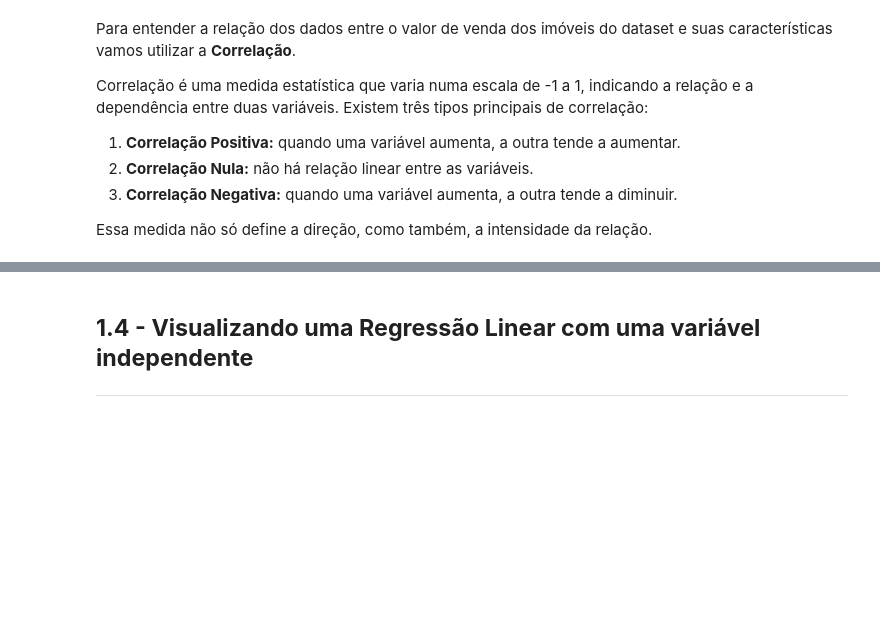
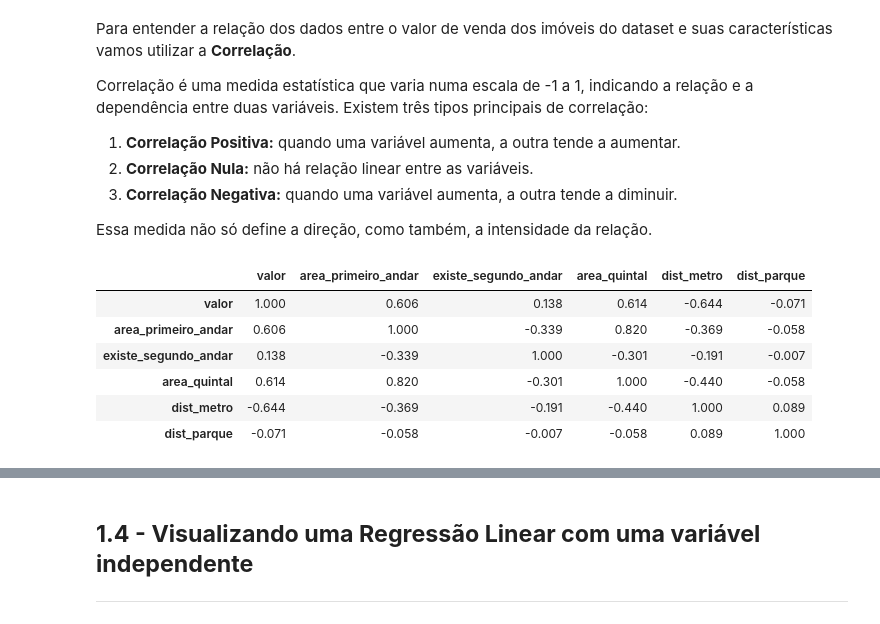
Before and after one commit to arthur-pulini/Machine-Learning-regressao-alura, a Jupyter notebook: Transformando_Variaveis_para_uma_Regressao_Linear/Regressao Linear.ipynb, the cells around one changed output, grey strips where cells are left out. Drawn from its saved outputs; the diff is of its cells as text; code cells hidden in the pictures; blank space fills up the shorter version.

```diff
--- a/Transformando_Variaveis_para_uma_Regressao_Linear/Regressao Linear.ipynb
+++ b/Transformando_Variaveis_para_uma_Regressao_Linear/Regressao Linear.ipynb
@@ -88,6 +88,15 @@ Correlação é uma medida estatística que varia numa escala de -1 a 1, indican
 Essa medida não só define a direção, como também, a intensidade da relação.
 # %%
 # Correlação entre todo os dados
-...
+corr = dados.corr().round(3)
+corr
+# %% [output]
+|  | valor | area_primeiro_andar | existe_segundo_andar | area_quintal | dist_metro | dist_parque |
+| valor | 1.000 | 0.606 | 0.138 | 0.614 | -0.644 | -0.071 |
+| area_primeiro_andar | 0.606 | 1.000 | -0.339 | 0.820 | -0.369 | -0.058 |
+| existe_segundo_andar | 0.138 | -0.339 | 1.000 | -0.301 | -0.191 | -0.007 |
+| area_quintal | 0.614 | 0.820 | -0.301 | 1.000 | -0.440 | -0.058 |
+| dist_metro | -0.644 | -0.369 | -0.191 | -0.440 | 1.000 | 0.089 |
+| dist_parque | -0.071 | -0.058 | -0.007 | -0.058 | 0.089 | 1.000 |
 # %%
 # Correlação do preço de venda
```
Also changed, not shown: parts of 1 cell of this notebook.
